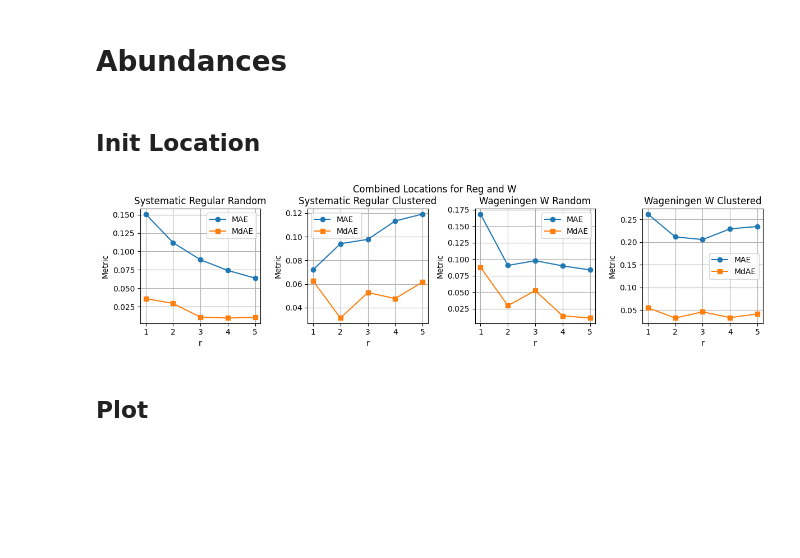
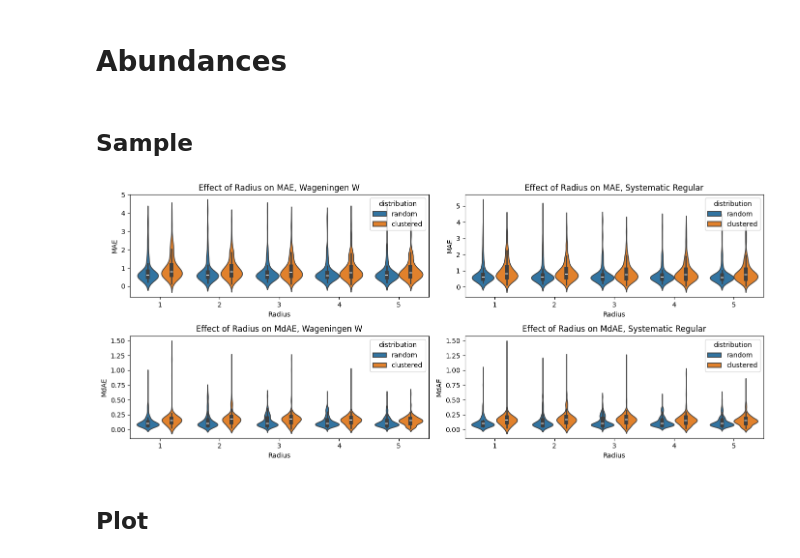
Before and after one commit to timovdk/BLOSSOM, a Jupyter notebook: experiments/figures/data_viz.ipynb, the cells around one changed output. Cells and saved outputs as stored; diff of their text form; code cells hidden in the pictures; blank space fills up the shorter version.

```diff
--- a/experiments/figures/data_viz.ipynb
+++ b/experiments/figures/data_viz.ipynb
@@ -19,37 +8,47 @@ titles = ['Systematic Regular Random', 'Systematic Regular Clustered', 'Wagening
-# %% [markdown]
-## Init Location
-# %%
-# Create the 4x3 subplot grid (12 subplots)
-fig, axs = plt.subplots(1, 4, figsize=(12, 3))
-
-# Flatten the axes array for easy iteration
-axs = axs.flatten()
-
-# Loop over each filename and corresponding subplot
-for i, file_data in enumerate(data):
-    # Plot mae, mdae, and r2 against r in the ith subplot
-    axs[i].plot(file_data['r'], file_data['mae'], label='MAE', marker='o')
-    axs[i].plot(file_data['r'], file_data['mdae'], label='MdAE', marker='s')
-    #axs[i].plot(file_data['r'], file_data['r2'], label='R2', marker='^')
-
-    # Set title and labels for each subplot
-    axs[i].set_title(f'{titles[i]}')
-    axs[i].set_xlabel('r')
-    axs[i].set_ylabel('Metric')
-
-    # Add legend to each subplot
-    axs[i].legend()
-
-    # Add grid to each subplot
-    axs[i].grid(True)
-
-# Adjust layout to prevent overlap
-plt.tight_layout()
-plt.suptitle('Combined Locations for Reg and W', y=1.02)
-
-# Display the plot
-plt.show()
-# %% [output]
-[figure, removed]
+# %% [markdown]
+## Sample
+# %%
+df1 = pd.read_csv('../results/abundances_sample_w.csv')
+df1['distribution'] = pd.Series('clustered', index=df1.index).mask(df1['filename'].str.contains('random'), 'random')
+df1['sampling_strat'] = 'w'
+df2 = pd.read_csv('../results/abundances_sample_reg.csv')
+df2['distribution'] = pd.Series('clustered', index=df2.index).mask(df2['filename'].str.contains('random'), 'random')
+df2['sampling_strat'] = 'reg'
+# Combine df1 and df2 into a single DataFrame
+df_combined = pd.concat([df1, df2])
+
+# Set up the matplotlib figure with a 4x4 grid (2x2 plots: mae_w, mae_reg, mdae_w, mdae_reg)
+fig, axes = plt.subplots(2, 2, figsize=(14, 6))
+
+# Plot [mae, w]
+sns.violinplot(x='r', y='mae', hue='distribution', data=df_combined[df_combined['sampling_strat']=='w'], ax=axes[0, 0])
+axes[0, 0].set_title('Effect of Radius on MAE, Wageningen W')
+axes[0, 0].set_xlabel('Radius')
+axes[0, 0].set_ylabel('MAE')
+
+# Plot [mae, reg]
+sns.violinplot(x='r', y='mae', hue='distribution', data=df_combined[df_combined['sampling_strat']=='reg'], ax=axes[0, 1])
+axes[0, 1].set_title('Effect of Radius on MAE, Systematic Regular')
+axes[0, 1].set_xlabel('Radius')
+axes[0, 1].set_ylabel('MAE')
+
+# Plot [mdae, w]
+sns.violinplot(x='r', y='mdae', hue='distribution', data=df_combined[df_combined['sampling_strat']=='w'], ax=axes[1, 0])
+axes[1, 0].set_title('Effect of Radius on MdAE, Wageningen W')
+axes[1, 0].set_xlabel('Radius')
+axes[1, 0].set_ylabel('MdAE')
+
+# Plot [mdae, reg]
+sns.violinplot(x='r', y='mdae', hue='distribution', data=df_combined[df_combined['sampling_strat']=='reg'], ax=axes[1, 1])
+axes[1, 1].set_title('Effect of Radius on MdAE, Systematic Regular')
+axes[1, 1].set_xlabel('Radius')
+axes[1, 1].set_ylabel('MdAE')
+
+# Adjust layout to make sure plots are neatly arranged
+plt.tight_layout()
+plt.savefig("abundances_sample.pdf", format="pdf", bbox_inches="tight")
+plt.show()
+# %% [output]
+[figure, added]
 # %% [markdown]
 ## Plot
```
Also changed, not shown: parts of 22 cells of this notebook, 8 other files.
